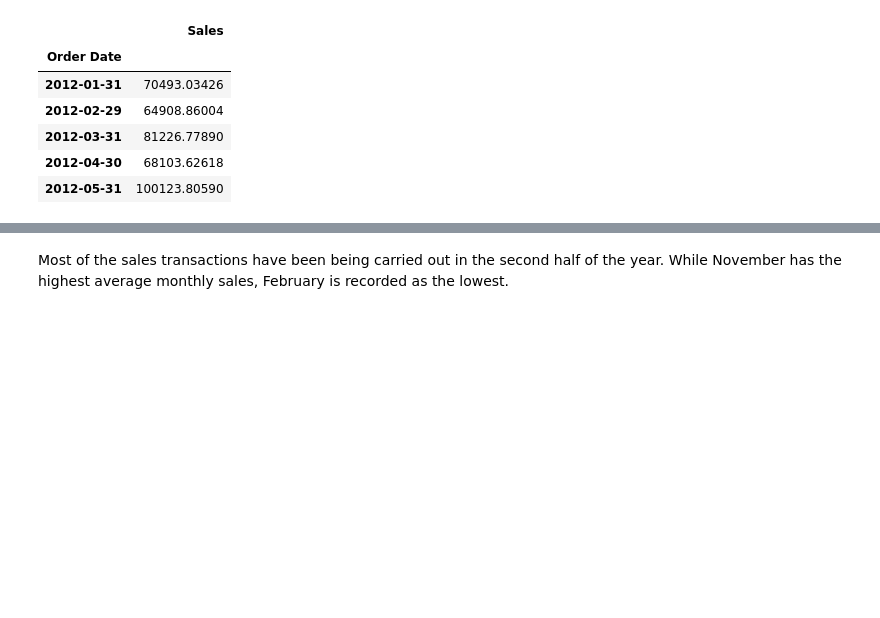
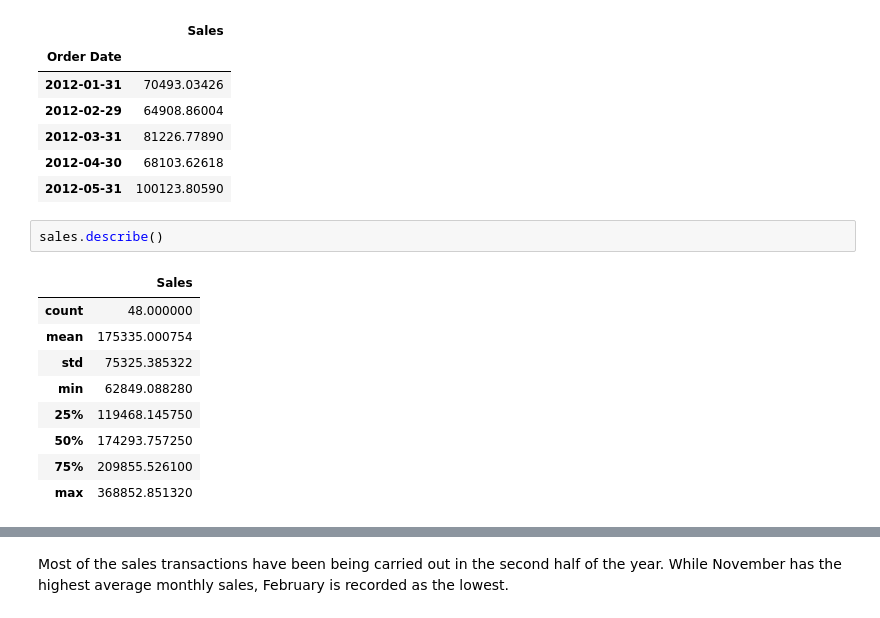
Before and after one commit to selimakbey/sales-prediction, a Jupyter notebook: Sales Prediction.ipynb, the cells around one changed output, grey strips where cells are left out. Cells and saved outputs as stored; diff of their text form; blank space fills up the shorter version.

```diff
--- a/Sales Prediction.ipynb
+++ b/Sales Prediction.ipynb
@@ -104,5 +122,17 @@ sales.head()
 | 2012-03-31 | 81226.77890 |
 | 2012-04-30 | 68103.62618 |
 | 2012-05-31 | 100123.80590 |
+# %%
+sales.describe()
+# %% [output]
+|  | Sales |
+| count | 48.000000 |
+| mean | 175335.000754 |
+| std | 75325.385322 |
+| min | 62849.088280 |
+| 25% | 119468.145750 |
+| 50% | 174293.757250 |
+| 75% | 209855.526100 |
+| max | 368852.851320 |
 # %%
 sales.plot(figsize=(14,6))
```
Also changed, not shown: parts of 15 cells of this notebook.
